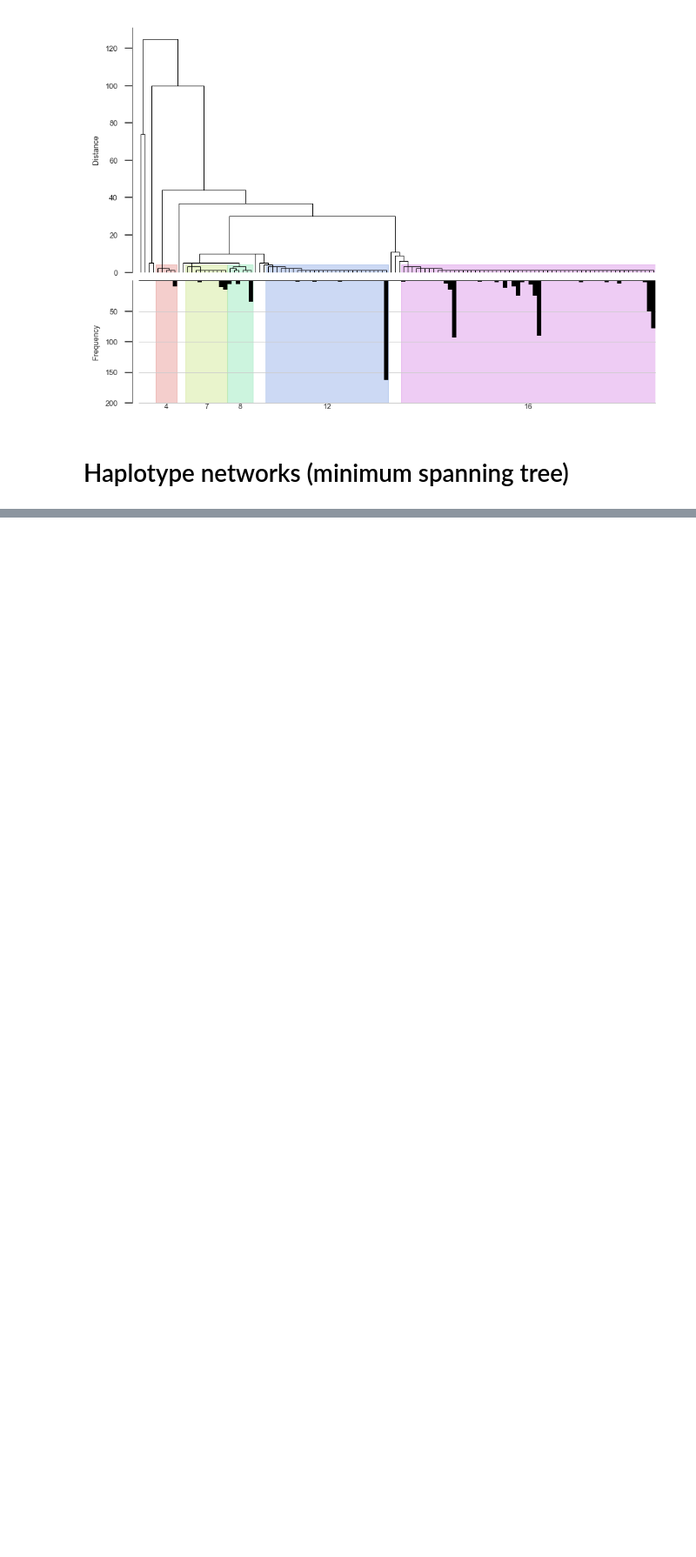
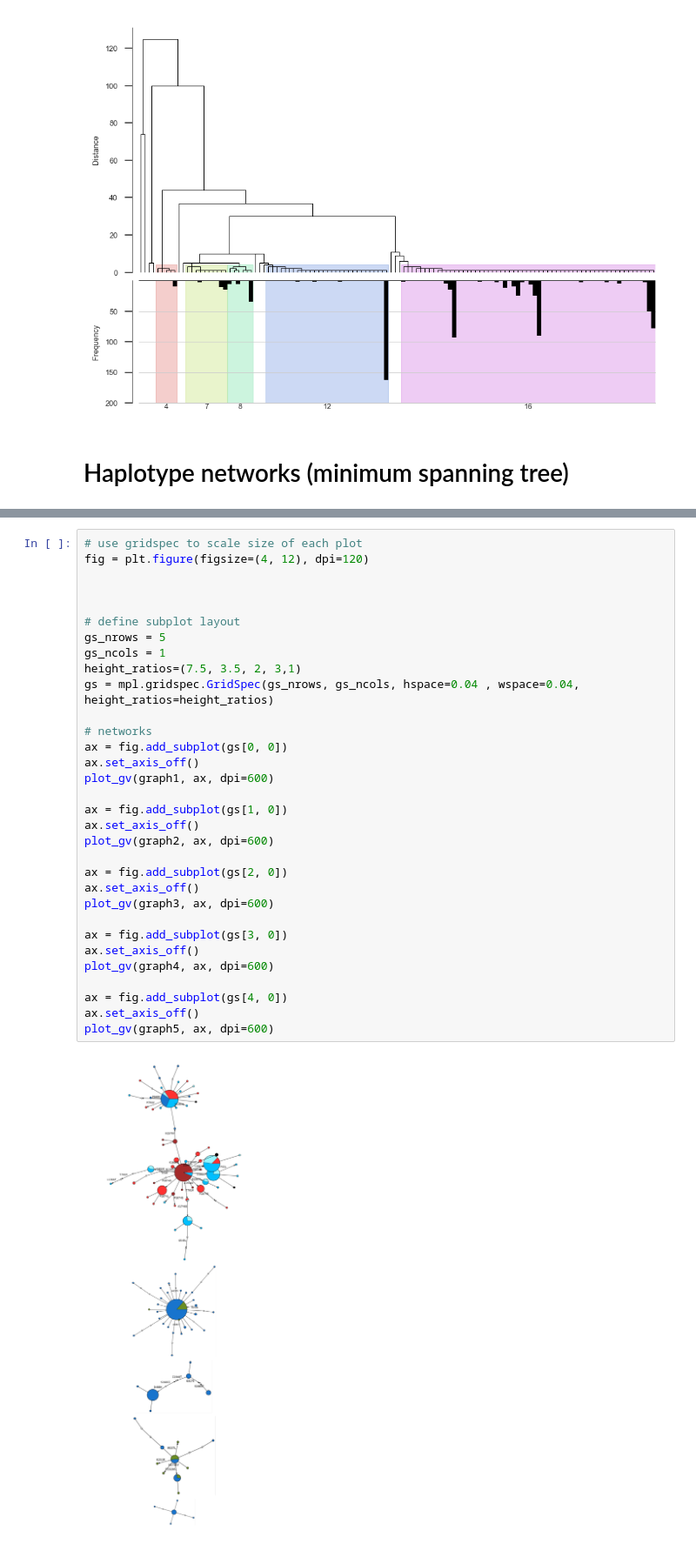
Before and after one commit to cclarkson/agam-vgsc-report, a Jupyter notebook: notebooks/haplork_cluster_nets.ipynb, the cells around one changed output, grey strips where cells are left out. Shown at 87% size. Cells and saved outputs as stored; diff of their text form; blank space fills up the shorter version.

```diff
--- a/notebooks/haplork_cluster_nets.ipynb
+++ b/notebooks/haplork_cluster_nets.ipynb
@@ -324,0 +664,34 @@ graph_haplotype_network(cluster_haps, hap_colors=cluster_hap_colors, mode='KK',
+# %%
+# use gridspec to scale size of each plot
+fig = plt.figure(figsize=(4, 12), dpi=120)
+
+
+
+# define subplot layout
+gs_nrows = 5
+gs_ncols = 1
+height_ratios=(7.5, 3.5, 2, 3,1)
+gs = mpl.gridspec.GridSpec(gs_nrows, gs_ncols, hspace=0.04 , wspace=0.04, height_ratios=height_ratios)
+
+# networks
+ax = fig.add_subplot(gs[0, 0])
+ax.set_axis_off()
+plot_gv(graph1, ax, dpi=600)
+
+ax = fig.add_subplot(gs[1, 0])
+ax.set_axis_off()
+plot_gv(graph2, ax, dpi=600)
+
+ax = fig.add_subplot(gs[2, 0])
+ax.set_axis_off()
+plot_gv(graph3, ax, dpi=600)
+
+ax = fig.add_subplot(gs[3, 0])
+ax.set_axis_off()
+plot_gv(graph4, ax, dpi=600)
+
+ax = fig.add_subplot(gs[4, 0])
+ax.set_axis_off()
+plot_gv(graph5, ax, dpi=600)
+# %% [output]
+[figure, added]
```
Also changed, not shown: parts of 66 cells of this notebook, 41 other files.
